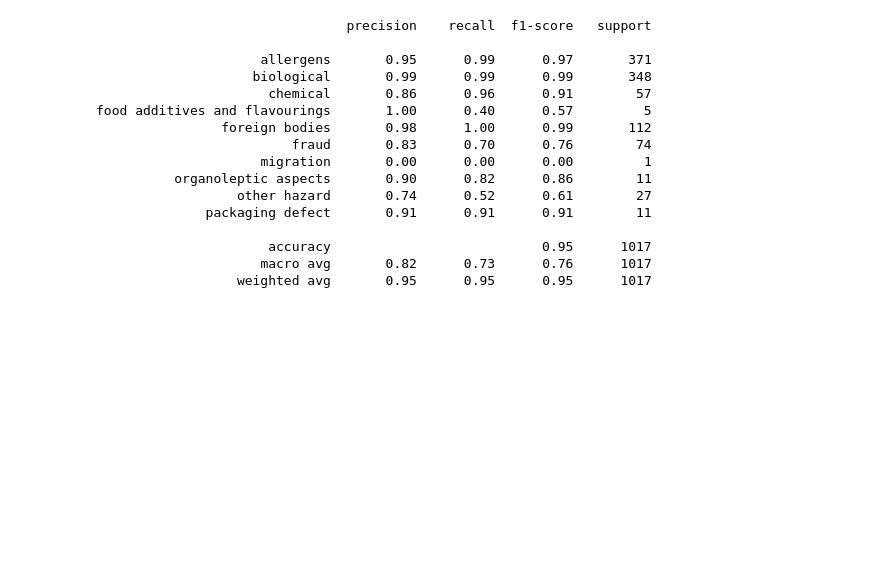
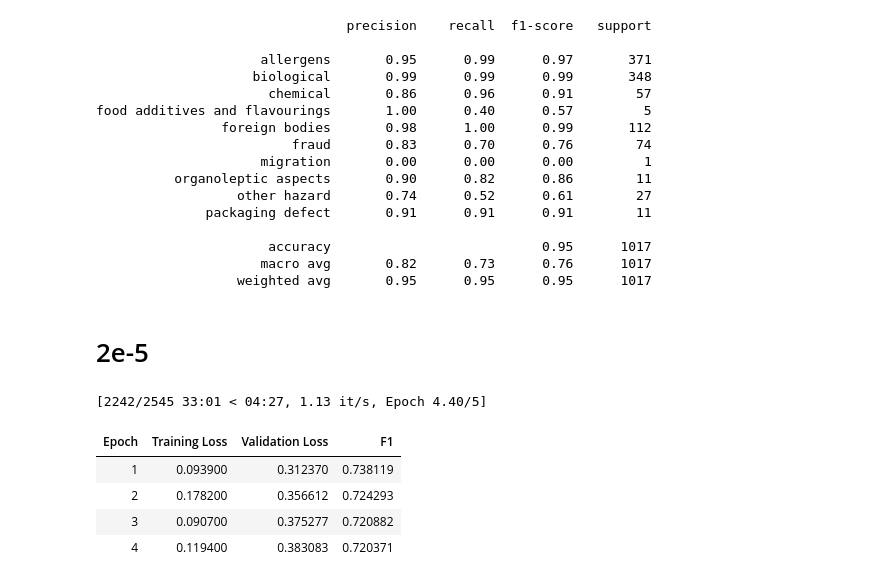
Before and after one commit to SushovitNanda/SemEval-Food-Hazards, a Jupyter notebook: Roberta.ipynb, the cells around one changed output. Saved outputs shown, nothing was run; the diff lists cells and outputs as text; code cells hidden in the pictures; blank space fills up the shorter version.

```diff
--- a/Roberta.ipynb
+++ b/Roberta.ipynb
@@ -139,3 +141,53 @@ food additives and flavourings       1.00      0.40      0.57         5
                       accuracy                           0.95      1017
                      macro avg       0.82      0.73      0.76      1017
                   weighted avg       0.95      0.95      0.95      1017
+# %% [markdown]
+# 2e-5
+# %%
+# Load the F1 metric and specify macro averaging
+f1_metric = evaluate.load("f1")
+
+# Define the compute_metrics function to maximize F1 macro average
+def compute_metrics(eval_pred):
+    logits, labels = eval_pred
+    predictions = np.argmax(logits, axis=-1)
+    # Compute the F1 macro average
+    f1 = f1_metric.compute(predictions=predictions, references=labels, average="macro")
+    return {"f1": f1["f1"]}
+
+# Update training arguments to focus on F1 score
+training_args = TrainingArguments(
+    output_dir="./results",
+    evaluation_strategy="epoch",
+    save_strategy="epoch",
+    learning_rate=2e-5,
+    per_device_train_batch_size=8,
+    per_device_eval_batch_size=8,
+    num_train_epochs=5,
+    weight_decay=0.01,
+    logging_dir="./logs",
+    logging_steps=10,
+    load_best_model_at_end=True,
+    metric_for_best_model="f1"  # Use F1 score as the metric for saving best model
+)
+
+# Redefine the Trainer with the updated compute_metrics
+trainer = Trainer(
+    model=model,
+    args=training_args,
+    train_dataset=train_dataset,
+    eval_dataset=test_dataset,
+    tokenizer=tokenizer,
+    data_collator=data_collator,
+    compute_metrics=compute_metrics  # Use F1 macro for evaluation
+)
+
+# Train the model
+trainer.train()
+# %% [output]
+[2242/2545 33:01 < 04:27, 1.13 it/s, Epoch 4.40/5]
+| Epoch | Training Loss | Validation Loss | F1 |
+| 1 | 0.093900 | 0.312370 | 0.738119 |
+| 2 | 0.178200 | 0.356612 | 0.724293 |
+| 3 | 0.090700 | 0.375277 | 0.720882 |
+| 4 | 0.119400 | 0.383083 | 0.720371 |
```
Also changed, not shown: parts of 15 cells of this notebook.
